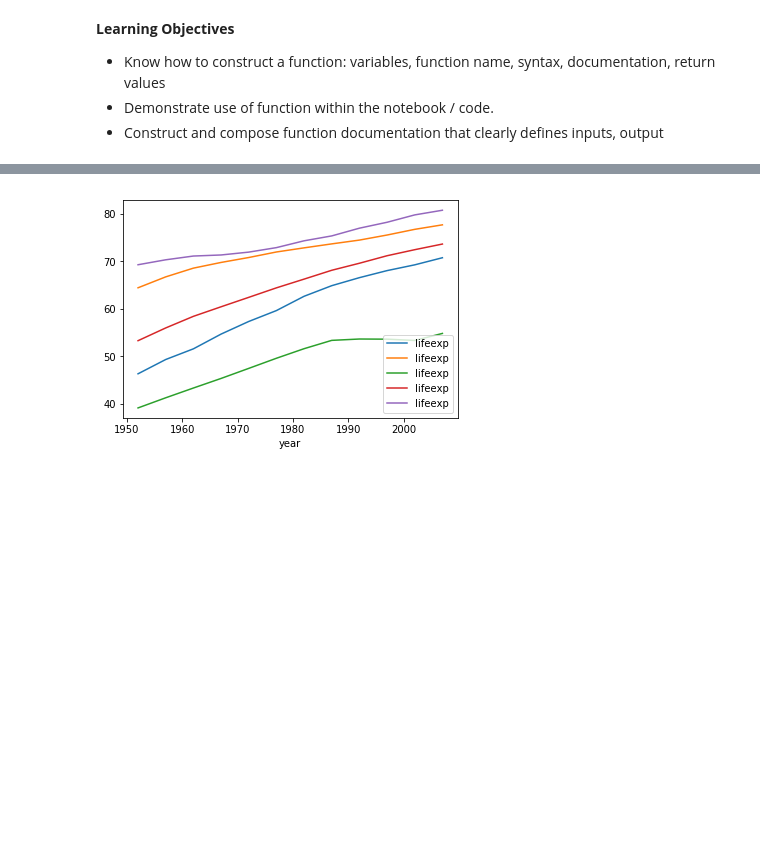
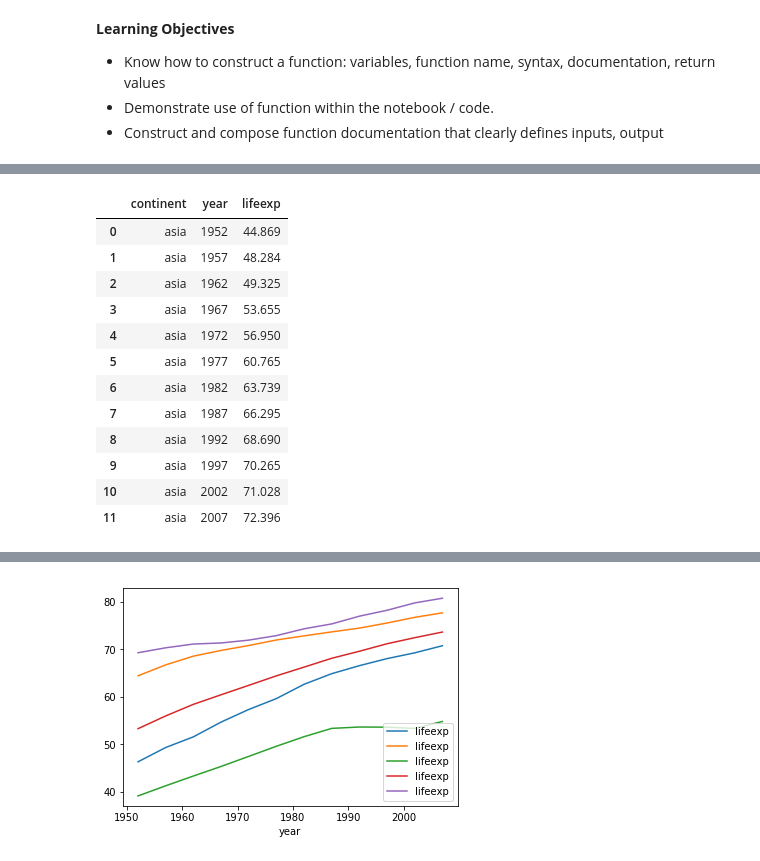
Before and after one commit to Reproducible-Science-Curriculum/automation-RR-Jupyter, a Jupyter notebook: notebooks/Automation_Lesson1_Intro_Instructor_Notes.ipynb, the cells around one changed output, grey strips where cells are left out. Cells and saved outputs as stored; diff of their text form; code cells hidden in the pictures; blank space fills up the shorter version.

```diff
--- a/notebooks/Automation_Lesson1_Intro_Instructor_Notes.ipynb
+++ b/notebooks/Automation_Lesson1_Intro_Instructor_Notes.ipynb
@@ -194,0 +177,6 @@ array([1952, 1957, 1962, 1967, 1972, 1977, 1982, 1987, 1992, 1997, 2002,
+# %%
+cleaned_data_location = 'data/gapminder_cleaned.csv'
+try:
+        df = pd.read_csv(cleaned_data_location)
+except FileNotFoundError:
+        print("Couldn't find data file, check path? You tried", cleaned_data_location)
@@ -260,3 +326,19 @@ def calculate_statistic_over_time(data, category, continent, func):
     # Turn the summary into a dataframe so that we can visualize easily
     summary = pd.DataFrame(summary, columns=['continent', 'year', category])
     return summary
+# %%
+calculate_statistic_over_time(df, "lifeexp", "asia", np.median)
+# %% [output]
+|  | continent | year | lifeexp |
+| 0 | asia | 1952 | 44.869 |
+| 1 | asia | 1957 | 48.284 |
+| 2 | asia | 1962 | 49.325 |
+| 3 | asia | 1967 | 53.655 |
+| 4 | asia | 1972 | 56.950 |
+| 5 | asia | 1977 | 60.765 |
+| 6 | asia | 1982 | 63.739 |
+| 7 | asia | 1987 | 66.295 |
+| 8 | asia | 1992 | 68.690 |
+| 9 | asia | 1997 | 70.265 |
+| 10 | asia | 2002 | 71.028 |
+| 11 | asia | 2007 | 72.396 |
```
Also changed, not shown: parts of 28 cells of this notebook.
